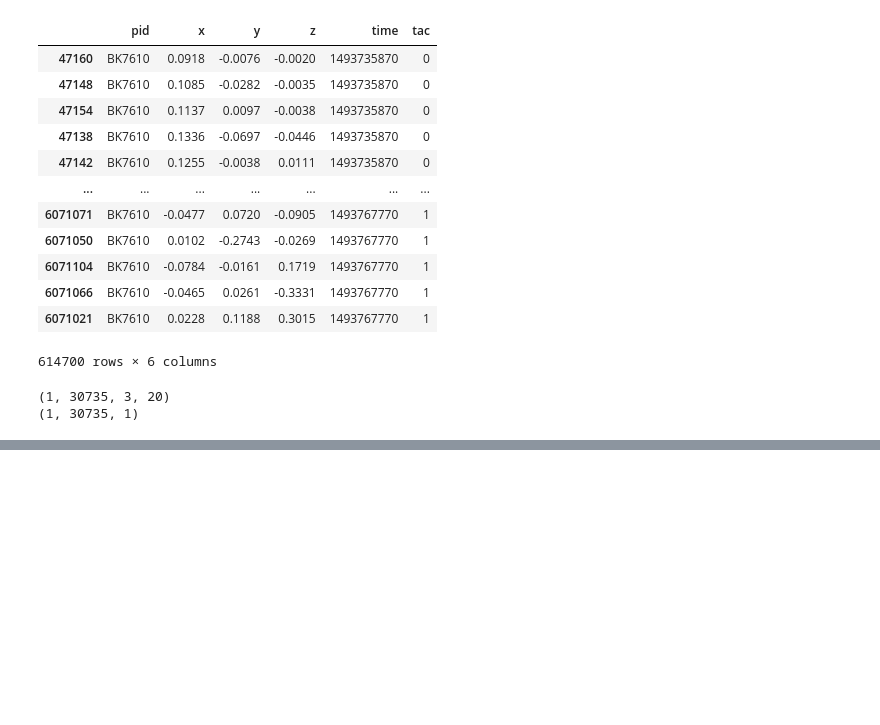
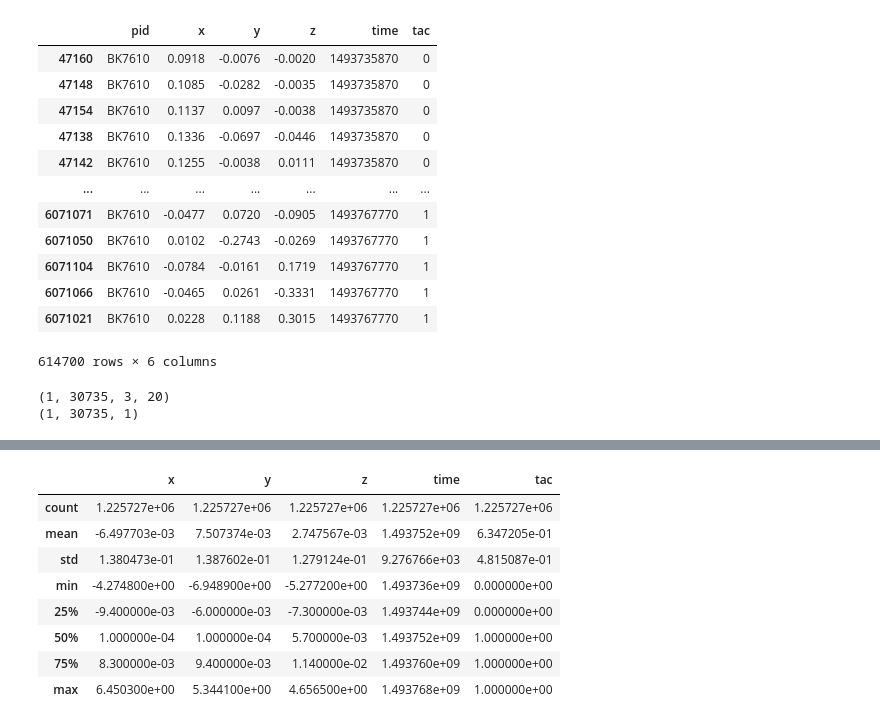
Before and after one commit to amrit10/detecting-drinking-episodes, a Jupyter notebook: code/cleaning_dl_n.ipynb, the cells around one changed output, grey strips where cells are left out. Saved outputs shown, nothing was run; the diff lists cells and outputs as text; code cells hidden in the pictures; blank space fills up the shorter version.

```diff
--- a/code/cleaning_dl_n.ipynb
+++ b/code/cleaning_dl_n.ipynb
@@ -261,2 +288,14 @@ Trainable params: 24,576
 Non-trainable params: 0
 _________________________________________________________________
+# %%
+acc_data_pid.describe()
+# %% [output]
+|  | x | y | z | time | tac |
+| count | 1.225727e+06 | 1.225727e+06 | 1.225727e+06 | 1.225727e+06 | 1.225727e+06 |
+| mean | -6.497703e-03 | 7.507374e-03 | 2.747567e-03 | 1.493752e+09 | 6.347205e-01 |
+| std | 1.380473e-01 | 1.387602e-01 | 1.279124e-01 | 9.276766e+03 | 4.815087e-01 |
+| min | -4.274800e+00 | -6.948900e+00 | -5.277200e+00 | 1.493736e+09 | 0.000000e+00 |
+| 25% | -9.400000e-03 | -6.000000e-03 | -7.300000e-03 | 1.493744e+09 | 0.000000e+00 |
+| 50% | 1.000000e-04 | 1.000000e-04 | 5.700000e-03 | 1.493752e+09 | 1.000000e+00 |
+| 75% | 8.300000e-03 | 9.400000e-03 | 1.140000e-02 | 1.493760e+09 | 1.000000e+00 |
+| max | 6.450300e+00 | 5.344100e+00 | 4.656500e+00 | 1.493768e+09 | 1.000000e+00 |
```
Also changed, not shown: parts of 6 cells of this notebook.
